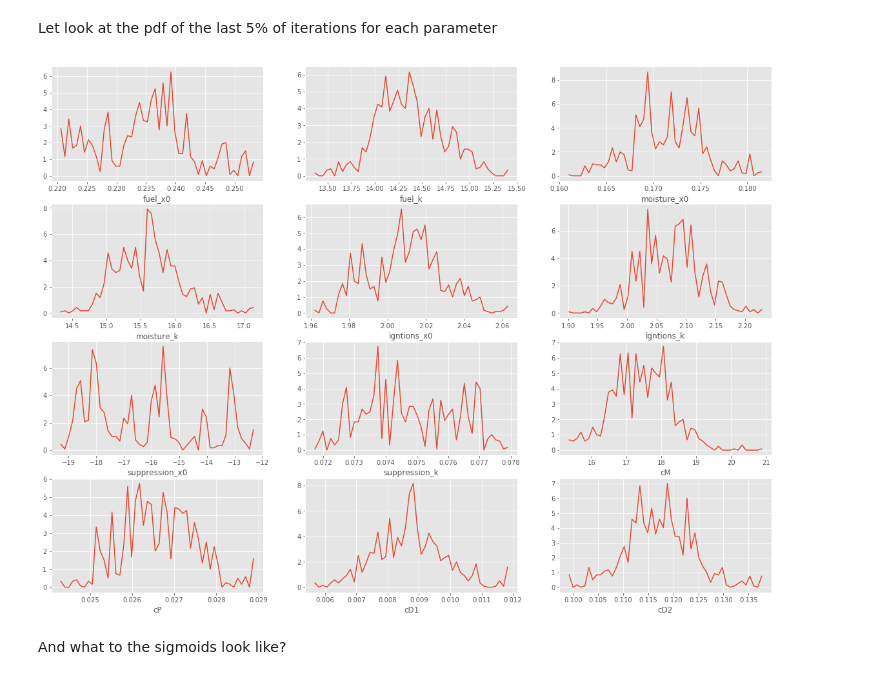
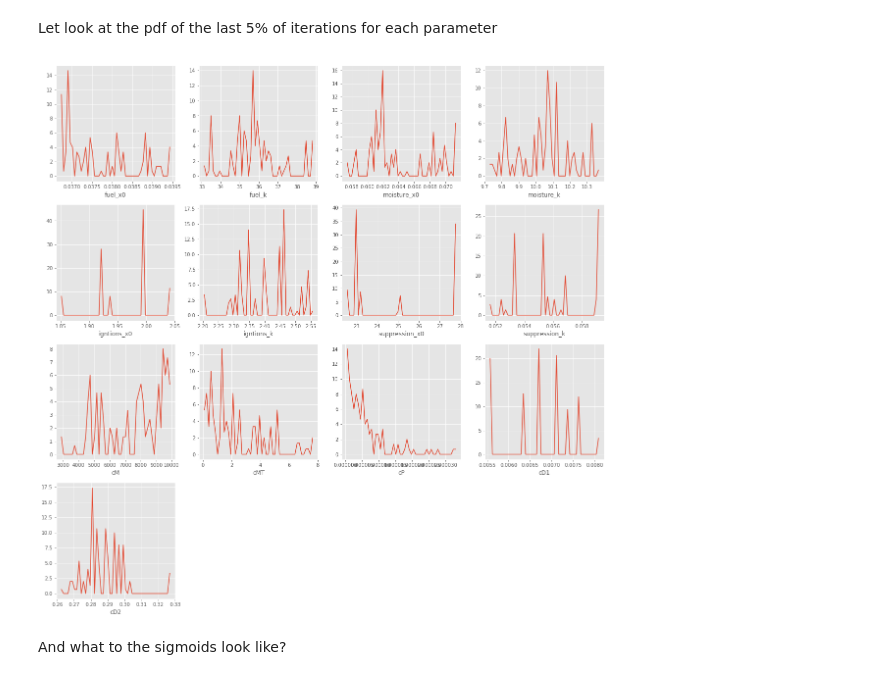
Before and after one commit to rhyswhitley/fire_limitation, a Jupyter notebook: notebooks/bayesian_inference.ipynb, the cells around one changed output. Drawn from its saved outputs; the diff is of its cells as text; code cells hidden in the pictures.

Commit message:
optimizting with tree cover in moisture conponent. Need longer optimization to test

```diff
--- a/notebooks/bayesian_inference.ipynb
+++ b/notebooks/bayesian_inference.ipynb
@@ -115,10 +115,10 @@ plt.style.use('ggplot')
 
 # paths and parameters
 sample_pc     = 2
-nIterations   = 4000
+nIterations   = 3000
 outPath       = "../data/globfire.csv"
 param_outpath = '../outputs/params.csv'
-trace_db      = '../data/firemodel_trace_maxF_longLims_CoverBigPower.db'
+trace_db      = '../data/firemodel_trace_maxF_longLims_CoverBigPower_TreeMoisture2.db'
 # %%
 def npLog0 (x):
     return [np.log(i) if i > 0 else 0.0000001 for i in x]
@@ -255,26 +255,27 @@ Back to the code.., `pymc3` is quite funky in that it allows me to create an emp
 with pm3.Model() as fire_error:
 
 # first for the sigmoids
-    fuel_x0        = pm3.Uniform('fuel_x0'       ,     -1.0,  2.0)
+    fuel_x0        = pm3.Uniform('fuel_x0'       ,    -1.0,  2.0)
     fuel_k         = pm3.Uniform('fuel_k'        ,     0.0, 1000.0)
     fuel_pw        = pm3.Uniform('fuel_pw'       ,     1.0, 1000.0)
 
-    moisture_x0    = pm3.Uniform('moisture_x0'   ,     -100.0,  200.0)
+    moisture_x0    = pm3.Uniform('moisture_x0'   ,    -1.0,  2.0)
     moisture_k     = pm3.Uniform('moisture_k'    ,     0.0, 1000.0)
 
-    ignition_x0    = pm3.Uniform('igntions_x0'   ,     -100, 30.0)
+    ignition_x0    = pm3.Uniform('igntions_x0'   ,  -100.0, 200.0)
     ignition_k     = pm3.Uniform('igntions_k'    ,     0.0, 1000.0)
 
-    suppression_x0 = pm3.Uniform('suppression_x0',     -100.0,  100.0)
+    suppression_x0 = pm3.Uniform('suppression_x0',  -100.0,  200.0)
     suppression_k  = pm3.Uniform('suppression_k' ,     0.0, 1000.0)
 
     max_f          = pm3.Uniform('max_f'         ,     0.0,    1.0)
 # now for the hyper-parameters that describe the independent fire condition covariates
-    cM  = pm3.Uniform('cM' , 0, 1e4)
+    cM  = pm3.Uniform('cM' , 0.0, 1e4)
+    cMT = pm3.Uniform('cMT', 0.0, 1e4)
     #cL  = pm3.Uniform('cL' , 0, 1e4)
-    cP  = pm3.Uniform('cP' , 0, 1e4)
-    cD1 = pm3.Uniform('cD1', 0, 1e4)
-    cD2 = pm3.Uniform('cD2', 0, 1e4)
+    cP  = pm3.Uniform('cP' , 0.0, 1e4)
+    cD1 = pm3.Uniform('cD1', 0.0, 1e4)
+    cD2 = pm3.Uniform('cD2', 0.0, 1e4)
     #cDmax = pm3.Uniform('cDmax', 0, 1e4)
 # describe the standard deviation in the error term
     sigma = pm3.HalfNormal('sigma', sd=1)
@@ -354,7 +355,7 @@ The iterations at the start are just letting the optimization settle. So we will
 # %%
 varnames = mcmc_traces.varnames
 
-def cutFirstX(varname, ncut = 70):
+def cutFirstX(varname, ncut = 95):
     vals = mcmc_traces.get_values(varname)
     ncut = round(len(vals) * ncut / 100)
     vals = vals[ncut:]
@@ -370,33 +371,33 @@ Let look at the pdf of the last 5% of iterations for each parameter
 # %%
 variables2Plot = ['fuel_x0'       , 'fuel_k',
                   'moisture_x0'   , 'moisture_k',
                   'igntions_x0'   , 'igntions_k',
                   'suppression_x0', 'suppression_k',
-                  'cM'            ,
+                  'cM'            , 'cMT',
                   'cP',
                   'cD1'           , 'cD2']
 
 nvar = len(variables2Plot)
 npcol = 4
 nprow = np.ceil(nvar / npcol)
 
 plt.figure(figsize=(20,5 * nprow))
 def plotVar(var1, pn):
     plt.subplot(npcol, nprow, pn)
     param = vals[var1]
 
     hist, bins = np.histogram(param, bins=50)
     hist = 100.0 * hist / np.sum(hist)
     bins = bins[1:] - np.diff(bins)/2
     plt.plot(bins, hist)
     plt.xlabel(var1)
 
 pn = 0
 for i in variables2Plot:
     pn = pn + 1
     plotVar(i, pn)
 # %% [output]
-[figure, old version]
+[figure, new version]
 # %% [markdown]
 And what to the sigmoids look like?
 # %%
```
Also changed, not shown: parts of 6 cells of this notebook, 1 other file.
